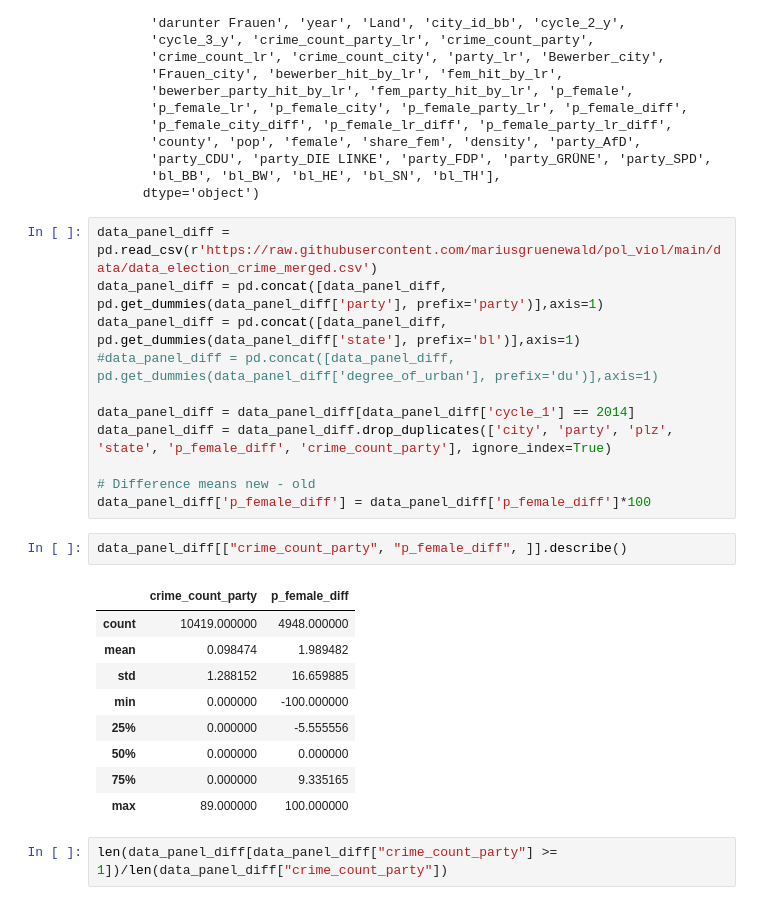
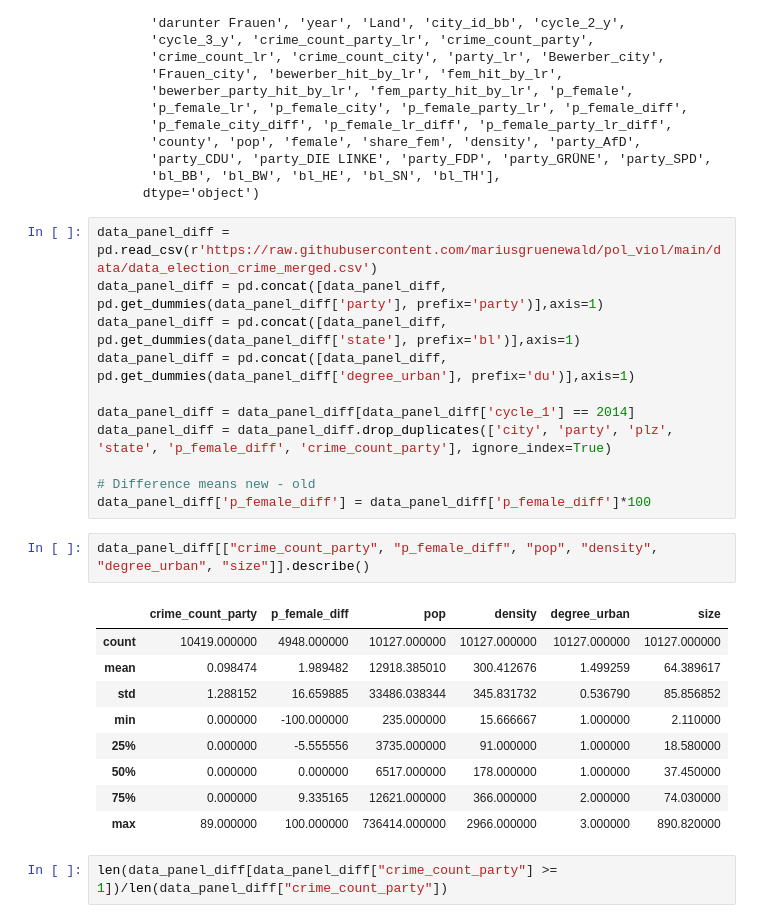
Before and after one commit to mariusgruenewald/pol_viol, a Jupyter notebook: codes/descriptive_analysis.ipynb, the cells around one changed output. Cells and saved outputs as stored; diff of their text form.

```diff
--- a/codes/descriptive_analysis.ipynb
+++ b/codes/descriptive_analysis.ipynb
@@ -38,7 +38,7 @@ Index(['Unnamed: 0', 'city', 'date', 'background', 'law', 'suspects', 'crime',
 data_panel_diff = pd.read_csv(r'https://raw.githubusercontent.com/mariusgruenewald/pol_viol/main/data/data_election_crime_merged.csv')
 data_panel_diff = pd.concat([data_panel_diff, pd.get_dummies(data_panel_diff['party'], prefix='party')],axis=1)
 data_panel_diff = pd.concat([data_panel_diff, pd.get_dummies(data_panel_diff['state'], prefix='bl')],axis=1)
-#data_panel_diff = pd.concat([data_panel_diff, pd.get_dummies(data_panel_diff['degree_of_urban'], prefix='du')],axis=1)
+data_panel_diff = pd.concat([data_panel_diff, pd.get_dummies(data_panel_diff['degree_urban'], prefix='du')],axis=1)
 
 data_panel_diff = data_panel_diff[data_panel_diff['cycle_1'] == 2014]
 data_panel_diff = data_panel_diff.drop_duplicates(['city', 'party', 'plz', 'state', 'p_female_diff', 'crime_count_party'], ignore_index=True)
@@ -46,17 +46,17 @@ data_panel_diff = data_panel_diff.drop_duplicates(['city', 'party', 'plz', 'stat
 # Difference means new - old
 data_panel_diff['p_female_diff'] = data_panel_diff['p_female_diff']*100
 # %%
-data_panel_diff[["crime_count_party", "p_female_diff", ]].describe()
+data_panel_diff[["crime_count_party", "p_female_diff", "pop", "density", "degree_urban", "size"]].describe()
 # %% [output]
-|  | crime_count_party | p_female_diff |
-| count | 10419.000000 | 4948.000000 |
-| mean | 0.098474 | 1.989482 |
-| std | 1.288152 | 16.659885 |
-| min | 0.000000 | -100.000000 |
-| 25% | 0.000000 | -5.555556 |
-| 50% | 0.000000 | 0.000000 |
-| 75% | 0.000000 | 9.335165 |
-| max | 89.000000 | 100.000000 |
+|  | crime_count_party | p_female_diff | pop | density | degree_urban | size |
+| count | 10419.000000 | 4948.000000 | 10127.000000 | 10127.000000 | 10127.000000 | 10127.000000 |
+| mean | 0.098474 | 1.989482 | 12918.385010 | 300.412676 | 1.499259 | 64.389617 |
+| std | 1.288152 | 16.659885 | 33486.038344 | 345.831732 | 0.536790 | 85.856852 |
+| min | 0.000000 | -100.000000 | 235.000000 | 15.666667 | 1.000000 | 2.110000 |
+| 25% | 0.000000 | -5.555556 | 3735.000000 | 91.000000 | 1.000000 | 18.580000 |
+| 50% | 0.000000 | 0.000000 | 6517.000000 | 178.000000 | 1.000000 | 37.450000 |
+| 75% | 0.000000 | 9.335165 | 12621.000000 | 366.000000 | 2.000000 | 74.030000 |
+| max | 89.000000 | 100.000000 | 736414.000000 | 2966.000000 | 3.000000 | 890.820000 |
 # %%
 len(data_panel_diff[data_panel_diff["crime_count_party"] >= 1])/len(data_panel_diff["crime_count_party"])
 # %% [output]
```
Also changed, not shown: 1 other file.
